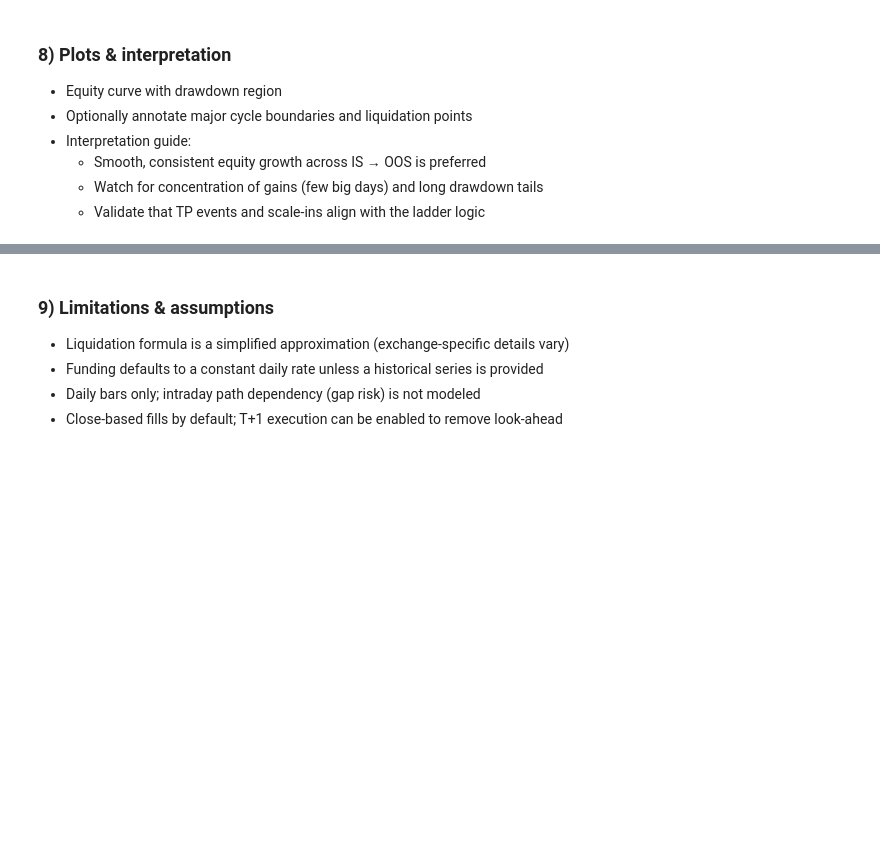
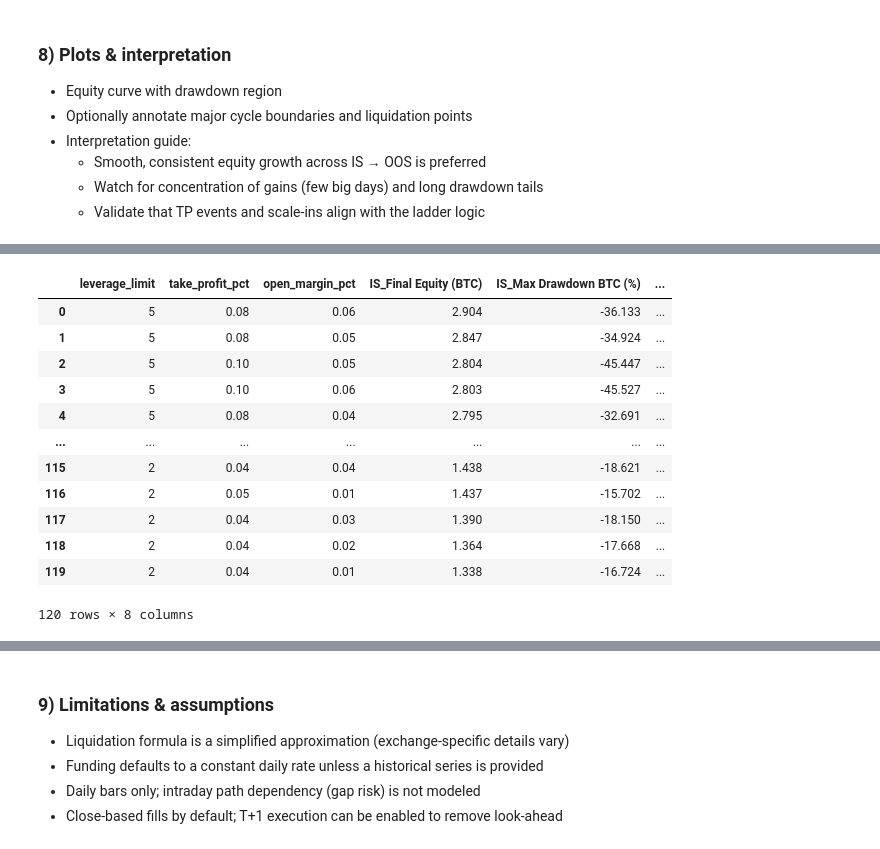
Before and after one commit to gmendozaveirana/MS-backtesting, a Jupyter notebook: MS_backtesting.ipynb, the cells around one changed output, grey strips where cells are left out. Saved outputs shown, nothing was run; the diff lists cells and outputs as text; code cells hidden in the pictures; blank space fills up the shorter version.

```diff
--- a/MS_backtesting.ipynb
+++ b/MS_backtesting.ipynb
@@ -345,12 +323,9 @@ def make_cfg(base_cfg: StrategyConfig, **overrides) -> StrategyConfig:
 
 # Define a compact but meaningful grid. Keep it small to avoid overfitting and runtime blowups.
 param_grid = {
-    'leverage_limit': [1.2, 1.5, 2, 2.5, 3, 3.5, 4, 5, 6],
+    'leverage_limit': [2, 3, 4, 5],
     'take_profit_pct': [0.04, 0.05, 0.06, 0.08, 0.10],
     'open_margin_pct': [0.01, 0.02, 0.03, 0.04, 0.05, 0.06],
-    # Optional cost sensitivity (uncomment to include)
-    # 'commission_rate': [0.0002, 0.0004, 0.0006],
-    # 'slippage_bps': [0.2, 0.5, 1.0],
 }
 
 def grid_sweep(price_df: pd.DataFrame,
@@ -399,6 +374,8 @@ def grid_sweep(price_df: pd.DataFrame,
             'IS_Total Return (%)': summ.get('Total Return (%)', np.nan),
             'IS_Final Equity (USD)': summ.get('Final Equity (USD)', np.nan),
             'IS_Liquidated': res['status']['liquidated'],
+            'IS_Final Equity (BTC)': summ.get('Final Equity (BTC)', np.nan),
+            'IS_Max Drawdown BTC (%)': summ.get('Max Drawdown BTC (%)', np.nan),
         }
         rows.append(row)
 
@@ -425,71 +402,58 @@ def grid_sweep(price_df: pd.DataFrame,
     return results
 
 # Run the grid sweep on IS
 base_cfg = StrategyConfig(
     initial_margin_btc=1.0,
     leverage_limit=1.2,          # default; will be overridden by grid
     open_margin_pct=0.02,
     take_profit_pct=0.10,
     commission_rate=0.0004,
     slippage_bps=0.5,
     constant_funding_daily=0.10 / 365.0,
     maintenance_margin_rate=0.005,
     stop_on_liquidation=True,
     forced_close_on_last_day=True,
     deterministic_fills=True
 )
 
 price_is = price.copy()  # the entire IS window
 
 grid_results_is = grid_sweep(
     price_df=price_is,
     base_cfg=base_cfg,
     param_grid=param_grid,
     primary_metric='Sharpe (Lo-Adj)',
     secondary_metric='CAGR (%)',
     penalty_on_dd=True  # softly prefer lower DD
 )
 
-# Non-liquidated only
-eligible = grid_results_is[~grid_results_is['IS_Liquidated']].copy()
+# Selection rule (fixed before looking at OOS):
+# not liquidated, max drawdown in BTC terms <= 50%, then maximum final equity in BTC
+MAX_DD_BTC = 50.0
+eligible = grid_results_is[(~grid_results_is['IS_Liquidated'])
+                           & (grid_results_is['IS_Max Drawdown BTC (%)'] >= -MAX_DD_BTC)].copy()
+eligible_sorted = eligible.sort_values(by='IS_Final Equity (BTC)', ascending=False).reset_index(drop=True)
 
-# Combined risk/return score:
-# ReturnRiskScore = 0.6 * Sharpe(Lo-Adj) + 0.4 * (CAGR% / |MaxDD%|)
-eps = 1e-12
-eligible['Calmar'] = eligible['IS_CAGR (%)'] / (eligible['IS_Max Drawdown (%)'].abs() + eps)
-eligible['ReturnRiskScore'] = (
-    0.6 * eligible['IS_Sharpe (Lo-Adj)'].fillna(0.0) +
-    0.4 * eligible['Calmar'].fillna(0.0)
-)
-
-# Order by the combined score, then Total Return as tiebreak
-eligible_sorted = eligible.sort_values(
-    by=['ReturnRiskScore', 'IS_Total Return (%)'],
-    ascending=[False, False]
-).reset_index(drop=True)
-
-# Remove decimals ONLY from metric columns (keep parameter columns like leverage/take_profit/open_margin as-is)
-df_show = eligible_sorted.copy()
-metrics_cols_no_decimals = [
-    'IS_Sharpe (Lo-Adj)',
-    'IS_CAGR (%)',
-    'IS_Max Drawdown (%)',
-    'IS_Total Return (%)',
-    'IS_Final Equity (USD)',
-    'ReturnRiskScore'
-]
-for col in metrics_cols_no_decimals:
-    if col in df_show.columns:
-        df_show[col] = df_show[col].round(0).astype('Int64')  # preserves NaN as <NA>
-
-# Show the full table (all rows/cols) with the new combined score
-with pd.option_context('display.max_rows', None, 'display.max_columns', None):
-    display(df_show[
+with pd.option_context('display.max_rows', 20, 'display.max_columns', None):
+    display(eligible_sorted[
         ['leverage_limit', 'take_profit_pct', 'open_margin_pct',
-         'IS_Sharpe (Lo-Adj)', 'IS_CAGR (%)', 'IS_Max Drawdown (%)',
-         'IS_Total Return (%)', 'IS_Final Equity (USD)', 'IS_Liquidated',
-         'ReturnRiskScore']
-    ])
+         'IS_Final Equity (BTC)', 'IS_Max Drawdown BTC (%)',
+         'IS_Sharpe (Lo-Adj)', 'IS_Max Drawdown (%)', 'IS_Liquidated']
+    ].round(3))
+# %% [output]
+|  | leverage_limit | take_profit_pct | open_margin_pct | IS_Final Equity (BTC) | IS_Max Drawdown BTC (%) | ... |
+| 0 | 5 | 0.08 | 0.06 | 2.904 | -36.133 | ... |
+| 1 | 5 | 0.08 | 0.05 | 2.847 | -34.924 | ... |
+| 2 | 5 | 0.10 | 0.05 | 2.804 | -45.447 | ... |
+| 3 | 5 | 0.10 | 0.06 | 2.803 | -45.527 | ... |
+| 4 | 5 | 0.08 | 0.04 | 2.795 | -32.691 | ... |
+| ... | ... | ... | ... | ... | ... | ... |
+| 115 | 2 | 0.04 | 0.04 | 1.438 | -18.621 | ... |
+| 116 | 2 | 0.05 | 0.01 | 1.437 | -15.702 | ... |
+| 117 | 2 | 0.04 | 0.03 | 1.390 | -18.150 | ... |
+| 118 | 2 | 0.04 | 0.02 | 1.364 | -17.668 | ... |
+| 119 | 2 | 0.04 | 0.01 | 1.338 | -16.724 | ... |
+120 rows × 8 columns
 # %%
 def pick_best_params(grid_df: pd.DataFrame) -> dict:
     if grid_df.empty:
```
Also changed, not shown: parts of 8 cells of this notebook, 3 other files.
